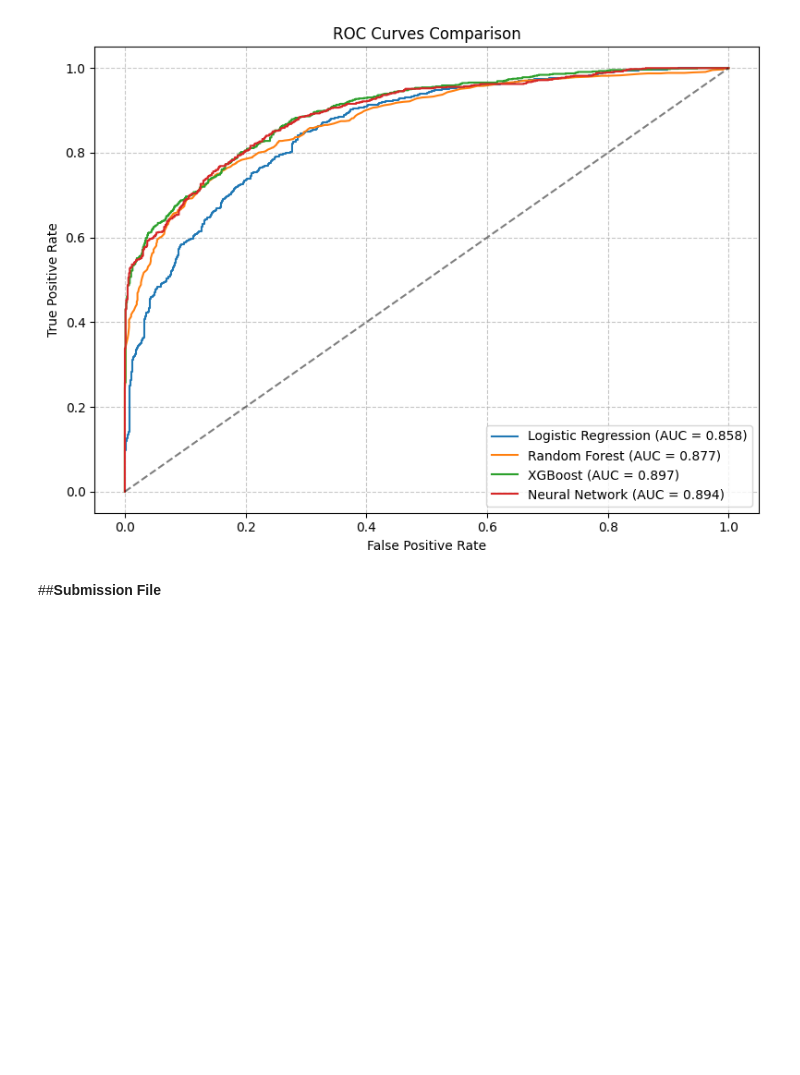
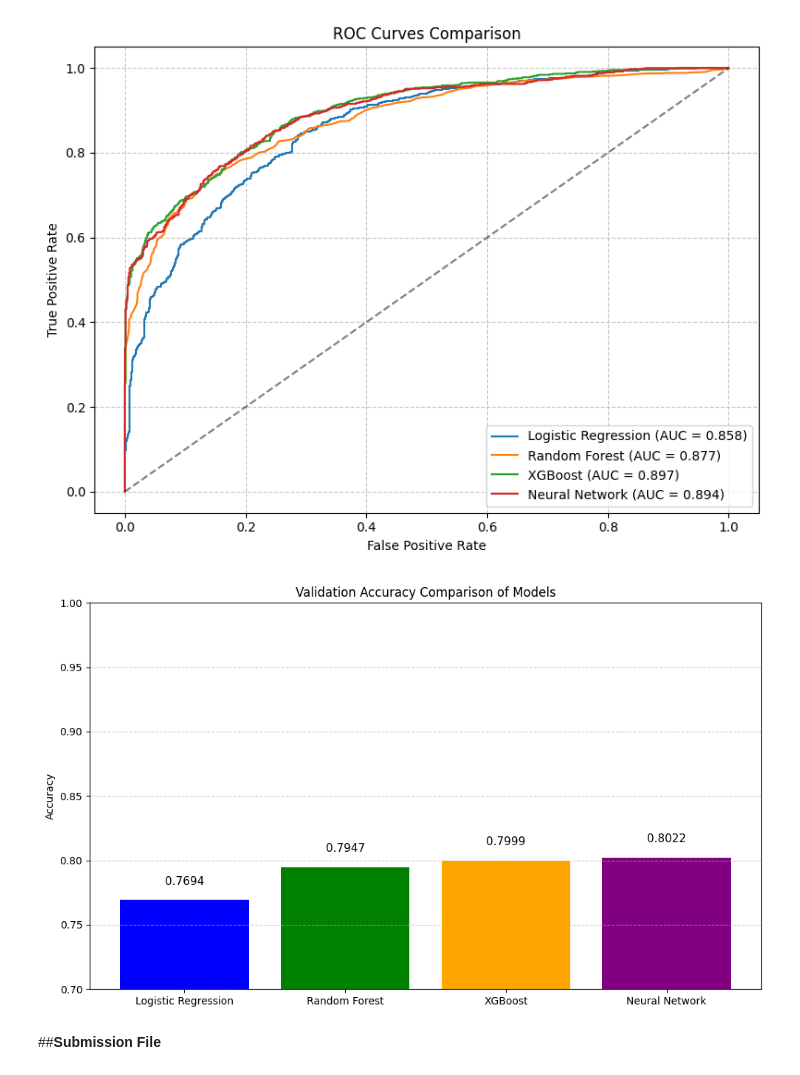
Before and after one commit to KaggleChallenge-Group9/Spaceship-Titanic-Challenge, a Jupyter notebook: Spaceship_Titanic_Challenge_Group_9.ipynb, the cells around one changed output. Saved outputs shown, nothing was run; the diff lists cells and outputs as text; code cells hidden in the pictures; blank space fills up the shorter version.

Commit message:
Validation Accuracy Comparison of Models graph

```diff
--- a/Spaceship_Titanic_Challenge_Group_9.ipynb
+++ b/Spaceship_Titanic_Challenge_Group_9.ipynb
@@ -1068,6 +1068,35 @@ plt.tight_layout()
 plt.show()
 # %% [output]
 [figure]
+# %%
+# Store model names and their corresponding validation accuracies
+model_names = ['Logistic Regression', 'Random Forest', 'XGBoost', 'Neural Network']
+accuracies = [
+    accuracy_score(y_val, lr_pred),           # Logistic Regression
+    accuracy_score(y_val, rf.predict(X_val)), # Random Forest
+    accuracy_score(y_val, best_xgb.predict(X_val)), # XGBoost
+    val_acc                                    # Neural Network
+]
+
+# Create the bar plot
+plt.figure(figsize=(10, 6))
+bars = plt.bar(model_names, accuracies, color=['blue', 'green', 'orange', 'purple'])
+
+# Annotate each bar with the accuracy value
+for bar, acc in zip(bars, accuracies):
+    yval = bar.get_height()
+    plt.text(bar.get_x() + bar.get_width()/2, yval + 0.01, f'{acc:.4f}', ha='center', va='bottom', fontsize=11)
+
+# Customize the plot
+plt.ylim(0.7, 1.0)
+plt.title("Validation Accuracy Comparison of Models")
+plt.ylabel("Accuracy")
+plt.grid(axis='y', linestyle='--', alpha=0.7)
+
+plt.tight_layout()
+plt.show()
+# %% [output]
+[figure, added]
 # %% [markdown]
 ##**Submission File**
 # %%
```
